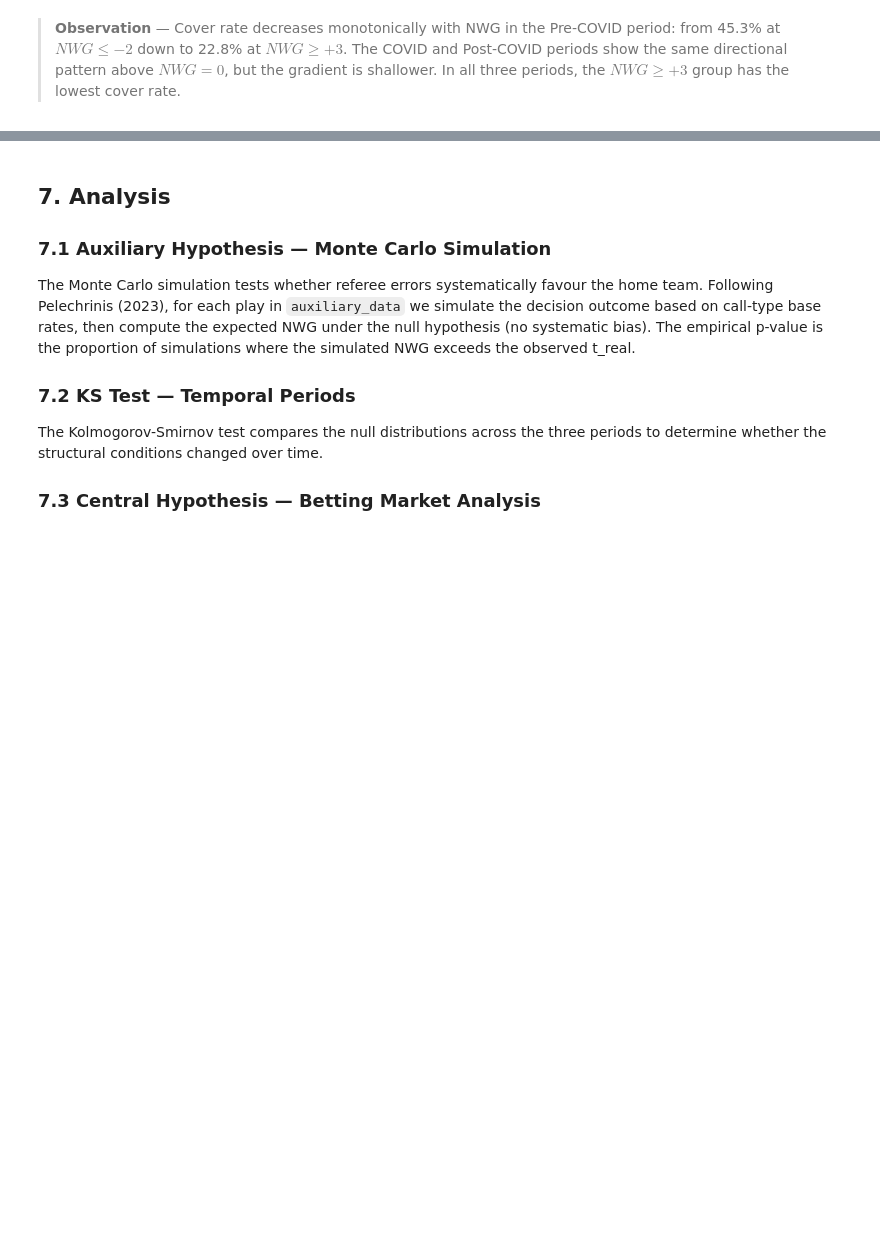
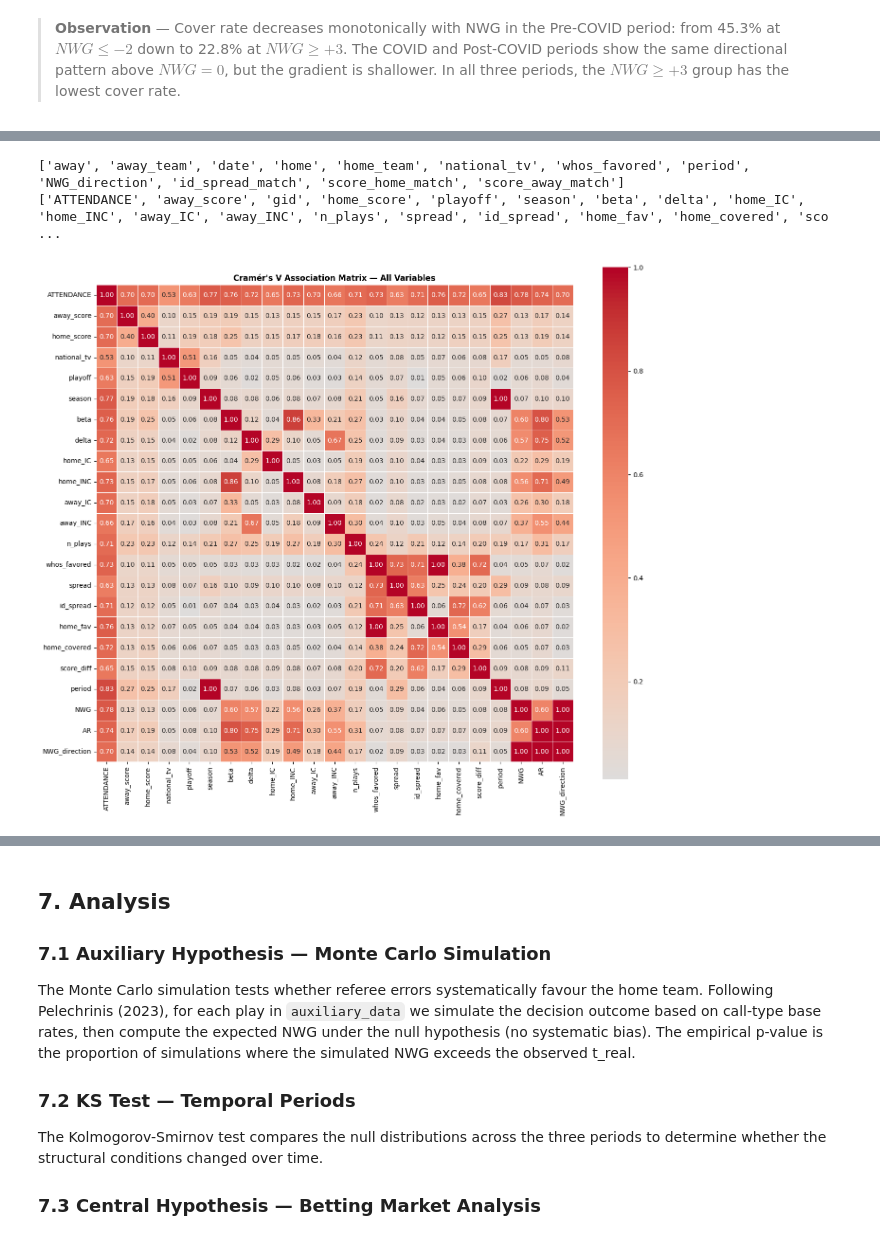
Before and after one commit to RoumenNikolov/decision-bias-study, a Jupyter notebook: bias_analysis.ipynb, the cells around one changed output, grey strips where cells are left out. Saved outputs shown, nothing was run; the diff lists cells and outputs as text; code cells hidden in the pictures; blank space fills up the shorter version.

```diff
--- a/bias_analysis.ipynb
+++ b/bias_analysis.ipynb
@@ -2665,0 +2832,32 @@ NWG_group
+# %%
+print(master.select_dtypes(include=['object', 'bool', 'category']).columns.tolist())
+print(master.select_dtypes(include=['int64', 'float64']).columns.tolist())
+# %% [output]
+['away', 'away_team', 'date', 'home', 'home_team', 'national_tv', 'whos_favored', 'period', 'NWG_direction', 'id_spread_match', 'score_home_match', 'score_away_match']
+['ATTENDANCE', 'away_score', 'gid', 'home_score', 'playoff', 'season', 'beta', 'delta', 'home_IC', 'home_INC', 'away_IC', 'away_INC', 'n_plays', 'spread', 'id_spread', 'home_fav', 'home_covered', 'sco ...
+# %%
+from scipy.stats import chi2_contingency
+import itertools
+
+def cramers_v(x, y):
+    confusion_matrix = pd.crosstab(x, y)
+    chi2 = chi2_contingency(confusion_matrix)[0]
+    n = confusion_matrix.sum().sum()
+    r, k = confusion_matrix.shape
+    return np.sqrt(chi2 / (n * (min(r, k) - 1)))
+
+exclude = ['gid', 'date', 'home', 'away', 'home_team', 'away_team', 'score_home_match', 'score_away_match', 'id_spread_match', 'spread_signed', 'cover_check', 'score_home', 'score_away']
+cols = [c for c in master.columns if c not in exclude]
+
+cramers_matrix = pd.DataFrame(index=cols, columns=cols, dtype=float)
+for col1, col2 in itertools.product(cols, cols):
+    cramers_matrix.loc[col1, col2] = cramers_v(master[col1].astype(str), master[col2].astype(str))
+
+plt.figure(figsize=(14, 12))
+sns.heatmap(cramers_matrix.astype(float), annot=True, fmt='.2f', cmap='coolwarm', center=0, square=True, linewidths=0.5)
+plt.title("Cramér's V Association Matrix — All Variables", fontsize=12, fontweight='bold')
+plt.tight_layout()
+plt.savefig('data/output/cramers_v_heatmap.png', dpi=150, bbox_inches='tight')
+plt.show()
+# %% [output]
+[figure, added]
```
Also changed, not shown: parts of 49 cells of this notebook, 6 other files.
